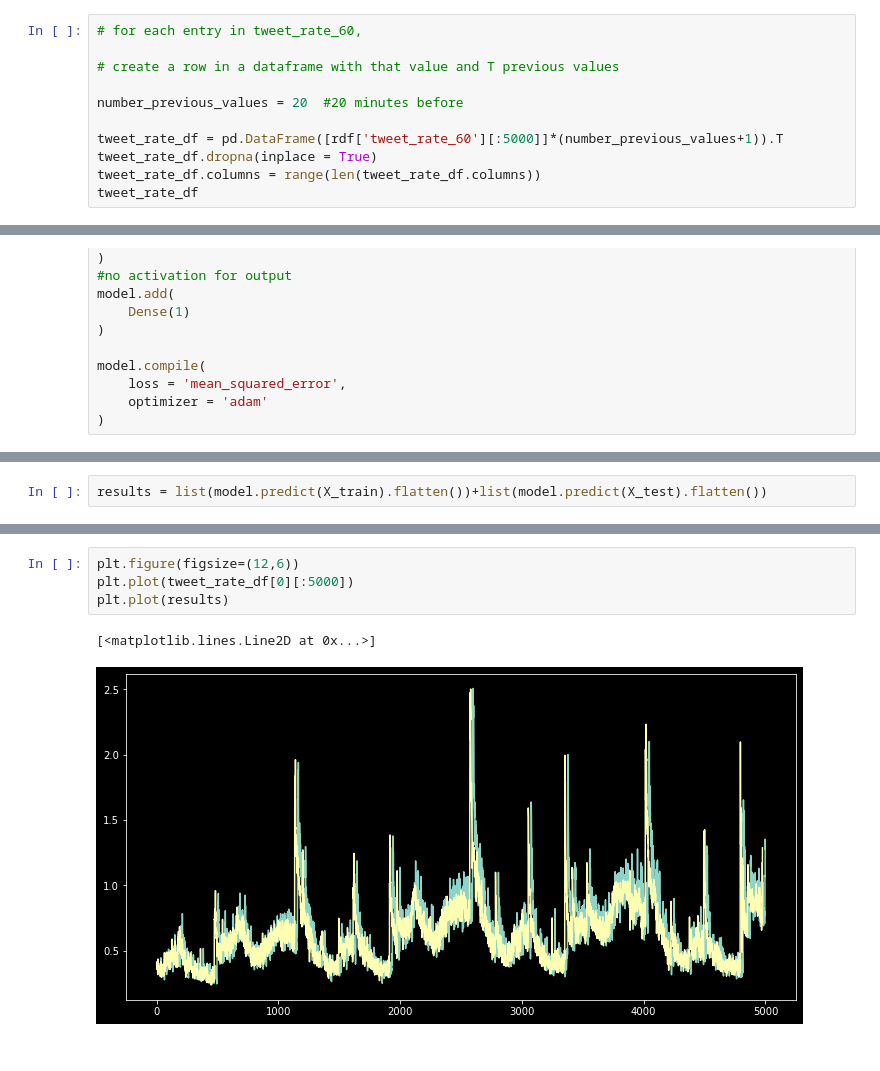
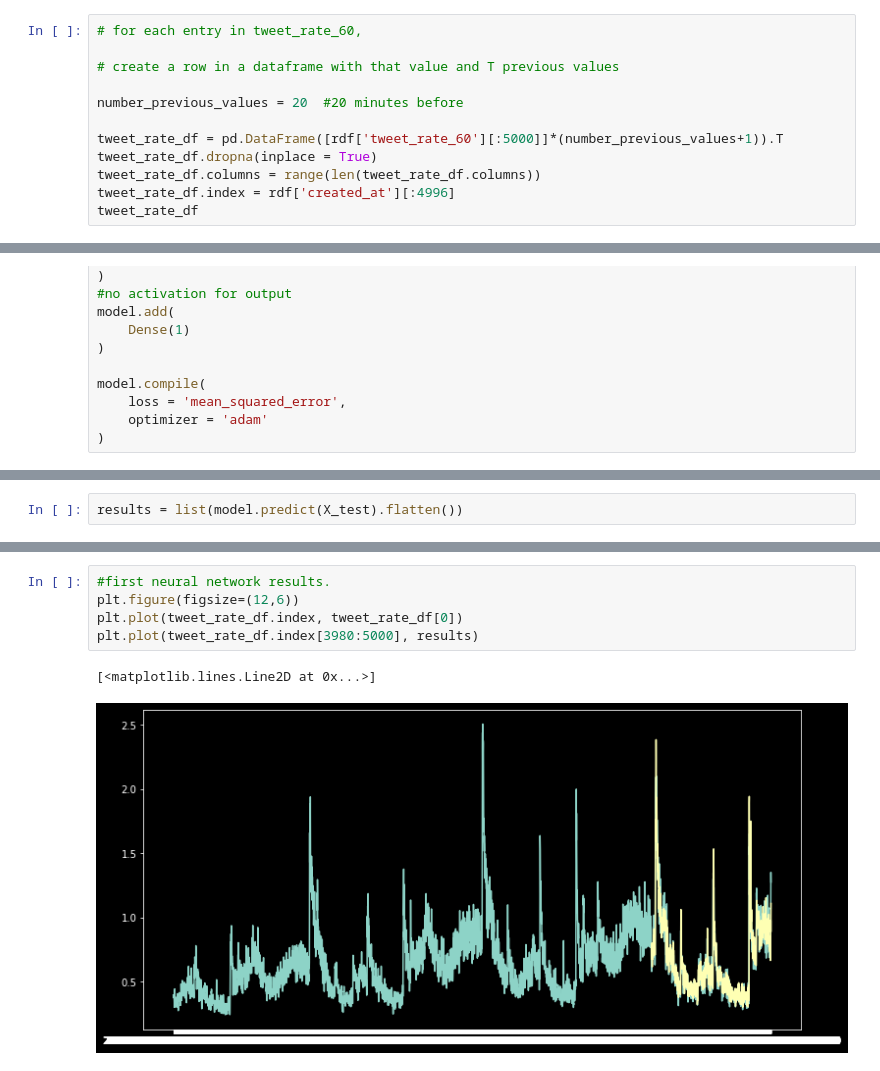
Before and after one commit to dtersegno/capstone, a Jupyter notebook: model/2_simple_nn.ipynb, the cells around one changed output, grey strips where cells are left out. Saved outputs shown, nothing was run; the diff lists cells and outputs as text.

```diff
--- a/model/2_simple_nn.ipynb
+++ b/model/2_simple_nn.ipynb
@@ -55,6 +57,7 @@ number_previous_values = 20  #20 minutes before
 tweet_rate_df = pd.DataFrame([rdf['tweet_rate_60'][:5000]]*(number_previous_values+1)).T
 tweet_rate_df.dropna(inplace = True)
 tweet_rate_df.columns = range(len(tweet_rate_df.columns))
+tweet_rate_df.index = rdf['created_at'][:4996]
 tweet_rate_df
 # %% [output]
 |  | 0 | 1 | 2 | 3 | 4 | 5 | 6 | 7 | 8 | 9 | ... | ... |
@@ -172,5 +192,5 @@ array([0.41212705, 0.36023986, 0.38548124, ..., 0.85257006, 0.8339382 ,
 # %%
-results = list(model.predict(X_train).flatten())+list(model.predict(X_test).flatten())
+results = list(model.predict(X_test).flatten())
 # %%
 len(_)
 # %% [output]
@@ -178,7 +218,8 @@ len(_)
 # %%
+#first neural network results.
 plt.figure(figsize=(12,6))
-plt.plot(tweet_rate_df[0][:5000])
-plt.plot(results)
+plt.plot(tweet_rate_df.index, tweet_rate_df[0])
+plt.plot(tweet_rate_df.index[3980:5000], results)
 # %% [output]
 [<matplotlib.lines.Line2D at 0x...>]
-[figure, old version]
+[figure, new version]
```
Also changed, not shown: parts of 17 cells of this notebook.
